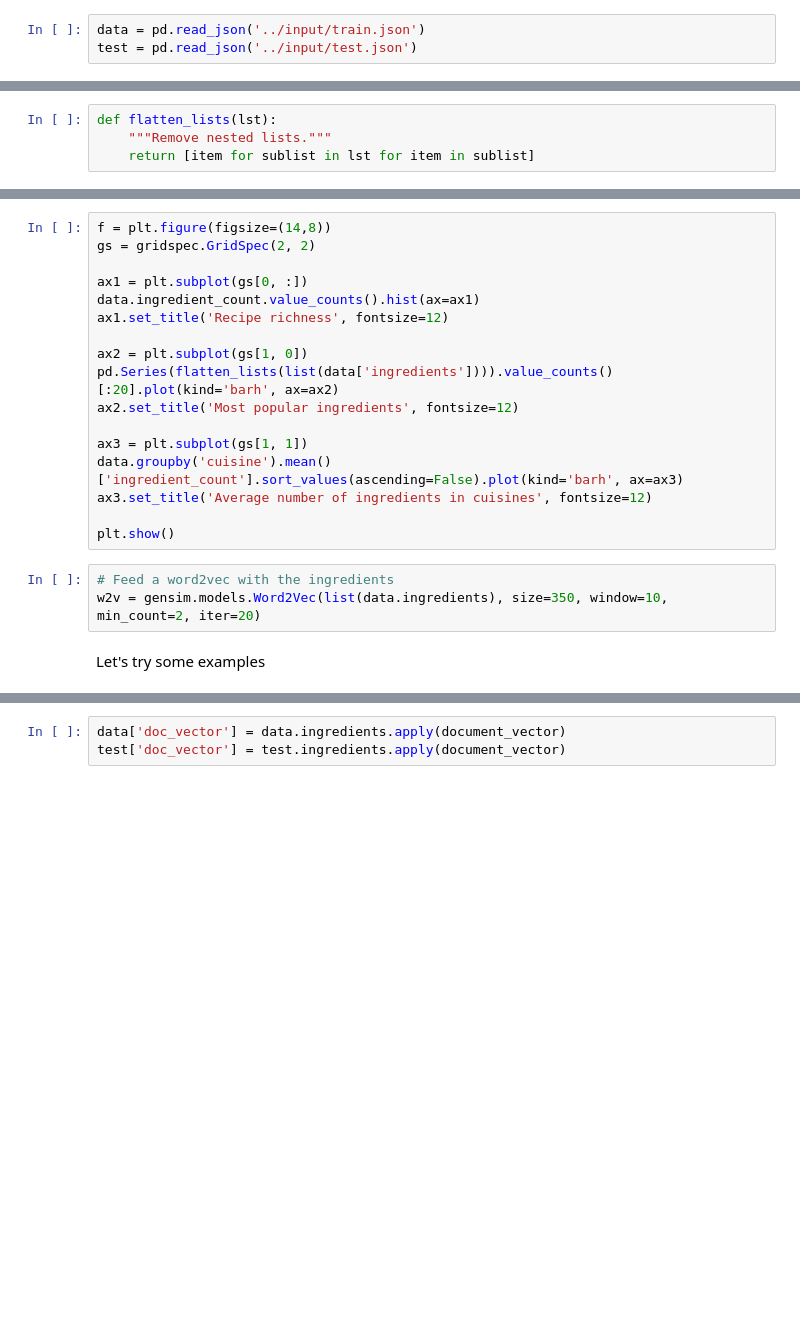
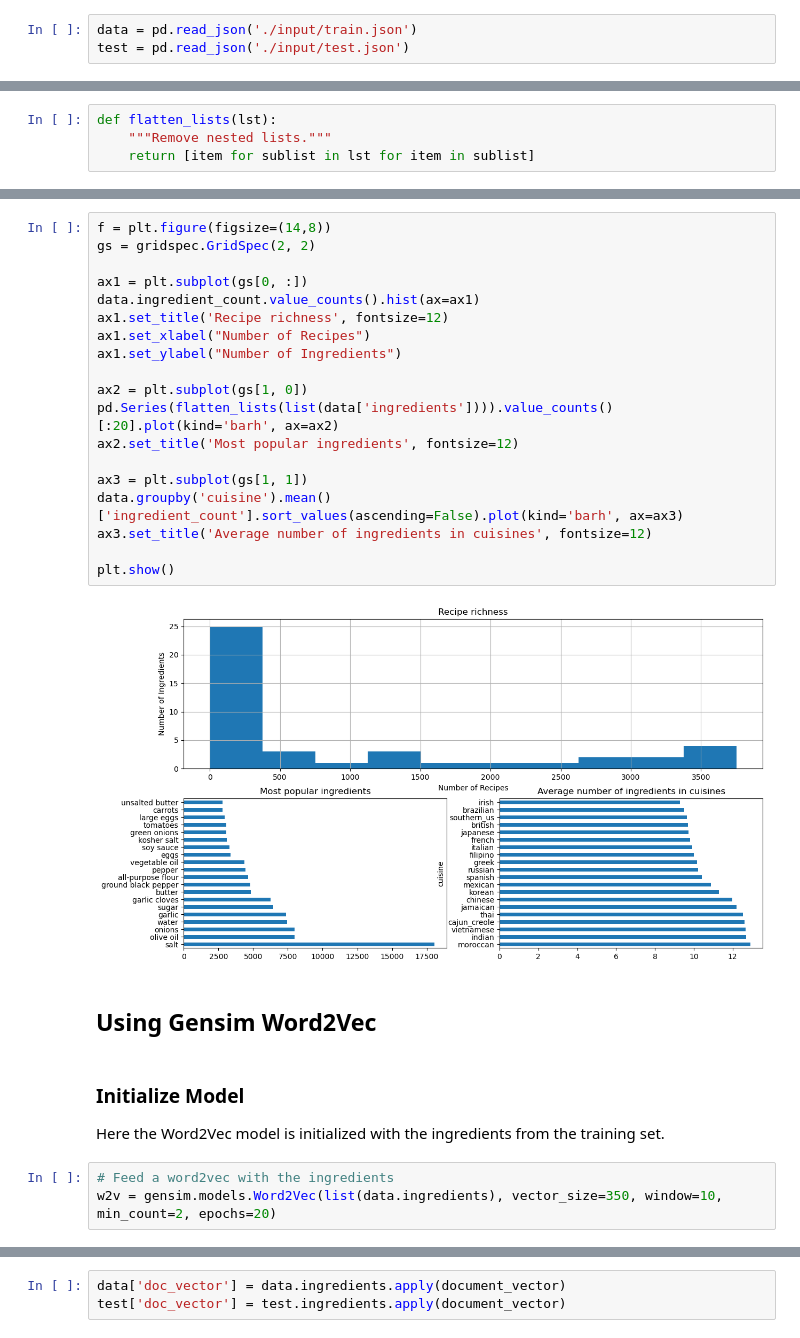
Before and after one commit to mk-imagine/SFSU-CSC620-NLT, a Jupyter notebook: hw12.ipynb, the cells around one changed output, grey strips where cells are left out. Drawn from its saved outputs; the diff is of its cells as text; blank space fills up the shorter version.

```diff
--- a/hw12.ipynb
+++ b/hw12.ipynb
@@ -16,6 +33,6 @@ print(os.listdir("../input"))
 # %%
-data = pd.read_json('../input/train.json')
-test = pd.read_json('../input/test.json')
+data = pd.read_json('./input/train.json')
+test = pd.read_json('./input/test.json')
 # %%
 print('Training data shape: {}'.format(data.shape))
 print('Test data shape: {}'.format(test.shape))
@@ -31,22 +75,31 @@ def flatten_lists(lst):
 # %%
 f = plt.figure(figsize=(14,8))
 gs = gridspec.GridSpec(2, 2)
 
 ax1 = plt.subplot(gs[0, :])
 data.ingredient_count.value_counts().hist(ax=ax1)
 ax1.set_title('Recipe richness', fontsize=12)
+ax1.set_xlabel("Number of Recipes")
+ax1.set_ylabel("Number of Ingredients")
 
 ax2 = plt.subplot(gs[1, 0])
 pd.Series(flatten_lists(list(data['ingredients']))).value_counts()[:20].plot(kind='barh', ax=ax2)
 ax2.set_title('Most popular ingredients', fontsize=12)
 
 ax3 = plt.subplot(gs[1, 1])
 data.groupby('cuisine').mean()['ingredient_count'].sort_values(ascending=False).plot(kind='barh', ax=ax3)
 ax3.set_title('Average number of ingredients in cuisines', fontsize=12)
 
 plt.show()
+# %% [output]
+[figure, added]
+# %% [markdown]
+## Using Gensim Word2Vec
+# %% [markdown]
+### Initialize Model
+
+Here the Word2Vec model is initialized with the ingredients from the training
+set.
 # %%
 # Feed a word2vec with the ingredients
-w2v = gensim.models.Word2Vec(list(data.ingredients), size=350, window=10, min_count=2, iter=20)
+w2v = gensim.models.Word2Vec(list(data.ingredients), vector_size=350, window=10, min_count=2, epochs=20)
-# %% [markdown]
-Let's try some examples
```
Also changed, not shown: parts of 22 cells of this notebook, 9 other files.
